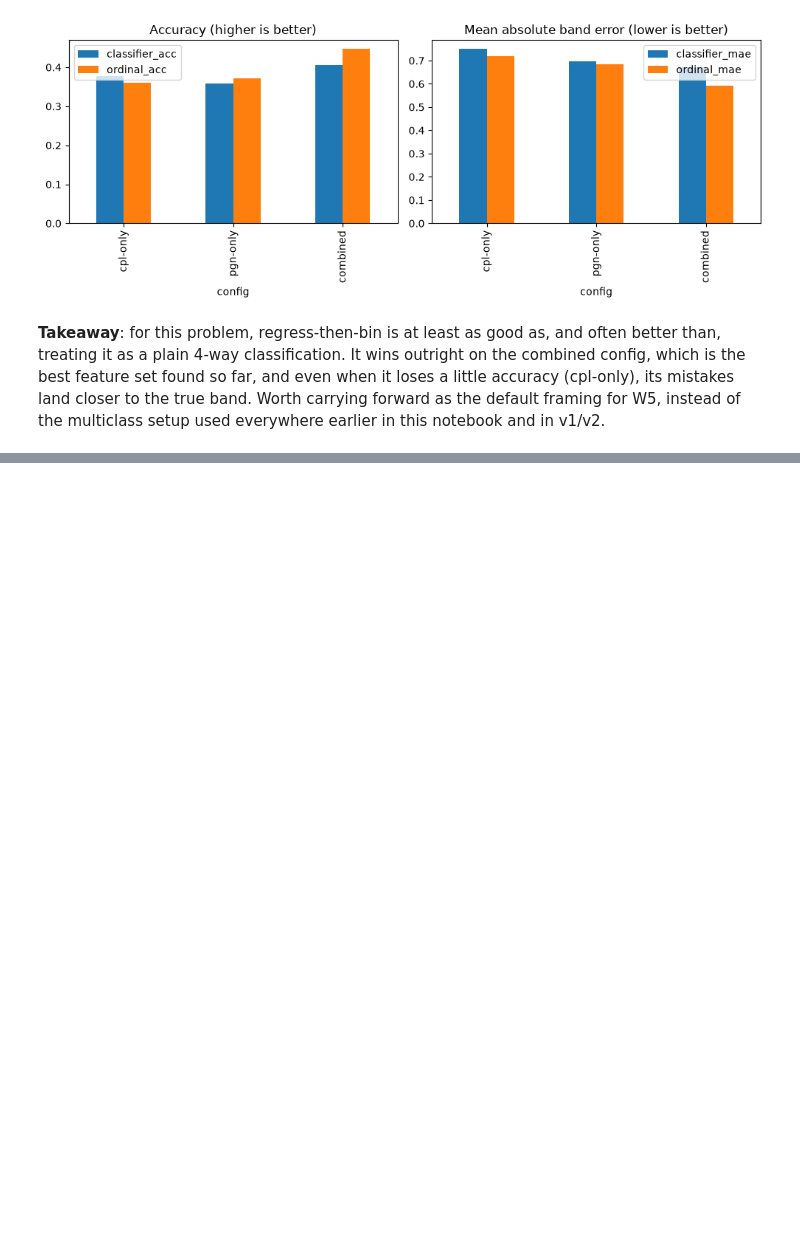
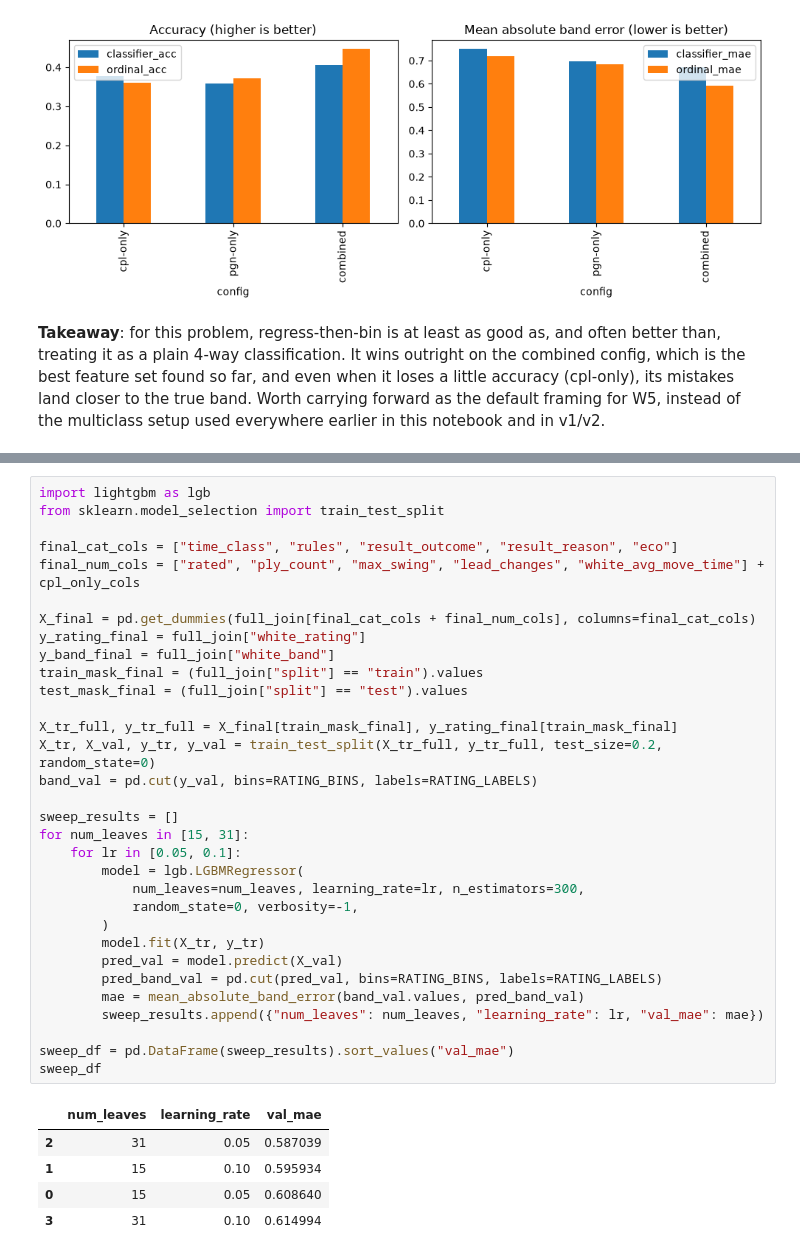
Before and after one commit to arjunsk9876/elo-sense, a Jupyter notebook: notebooks/elosense_v3.ipynb, the cells around one changed output, grey strips where cells are left out. Drawn from its saved outputs; the diff is of its cells as text; blank space fills up the shorter version.

```diff
--- a/notebooks/elosense_v3.ipynb
+++ b/notebooks/elosense_v3.ipynb
@@ -696,0 +701,38 @@ plt.show()
+# %%
+import lightgbm as lgb
+from sklearn.model_selection import train_test_split
+
+final_cat_cols = ["time_class", "rules", "result_outcome", "result_reason", "eco"]
+final_num_cols = ["rated", "ply_count", "max_swing", "lead_changes", "white_avg_move_time"] + cpl_only_cols
+
+X_final = pd.get_dummies(full_join[final_cat_cols + final_num_cols], columns=final_cat_cols)
+y_rating_final = full_join["white_rating"]
+y_band_final = full_join["white_band"]
+train_mask_final = (full_join["split"] == "train").values
+test_mask_final = (full_join["split"] == "test").values
+
+X_tr_full, y_tr_full = X_final[train_mask_final], y_rating_final[train_mask_final]
+X_tr, X_val, y_tr, y_val = train_test_split(X_tr_full, y_tr_full, test_size=0.2, random_state=0)
+band_val = pd.cut(y_val, bins=RATING_BINS, labels=RATING_LABELS)
+
+sweep_results = []
+for num_leaves in [15, 31]:
+    for lr in [0.05, 0.1]:
+        model = lgb.LGBMRegressor(
+            num_leaves=num_leaves, learning_rate=lr, n_estimators=300,
+            random_state=0, verbosity=-1,
+        )
+        model.fit(X_tr, y_tr)
+        pred_val = model.predict(X_val)
+        pred_band_val = pd.cut(pred_val, bins=RATING_BINS, labels=RATING_LABELS)
+        mae = mean_absolute_band_error(band_val.values, pred_band_val)
+        sweep_results.append({"num_leaves": num_leaves, "learning_rate": lr, "val_mae": mae})
+
+sweep_df = pd.DataFrame(sweep_results).sort_values("val_mae")
+sweep_df
+# %% [output]
+|  | num_leaves | learning_rate | val_mae |
+| 2 | 31 | 0.05 | 0.587039 |
+| 1 | 15 | 0.10 | 0.595934 |
+| 0 | 15 | 0.05 | 0.608640 |
+| 3 | 31 | 0.10 | 0.614994 |
```
Also changed, not shown: parts of 2 cells of this notebook, 1 other file.
